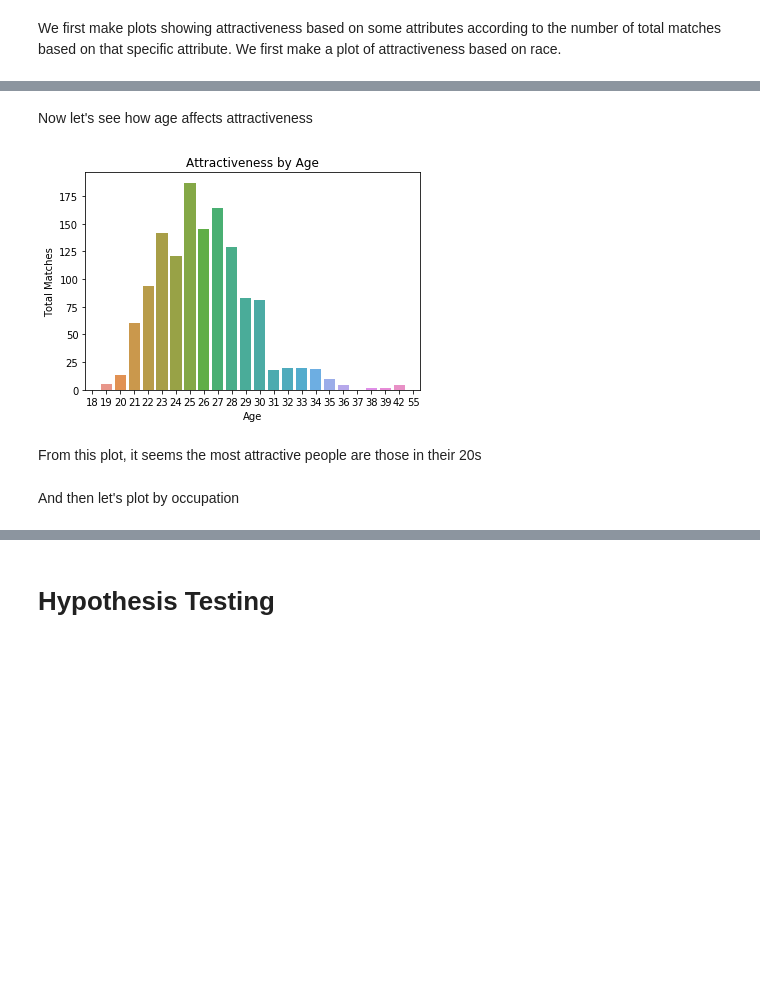
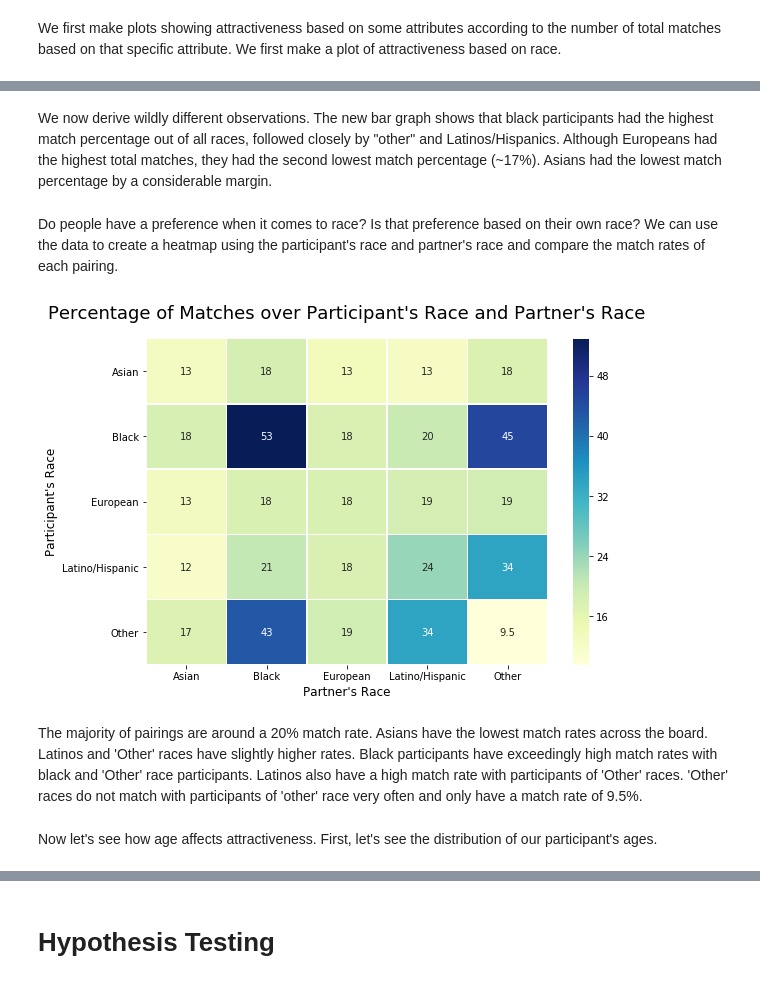
Before and after one commit to egao7/egao7.github.io, a Jupyter notebook: FinalTutorial/Li_Dennis_FinalTutorial.ipynb, the cells around one changed output, grey strips where cells are left out. Cells and saved outputs as stored; diff of their text form; code cells hidden in the pictures; blank space fills up the shorter version.

```diff
--- a/FinalTutorial/Li_Dennis_FinalTutorial.ipynb
+++ b/FinalTutorial/Li_Dennis_FinalTutorial.ipynb
@@ -152,20 +189,54 @@ Based on this plot, it seems Europeans are the most desirable by a fair margin,
+# %% [markdown]
+We now derive wildly different observations. The new bar graph shows that black participants had the highest match percentage out of all races, followed closely by "other" and Latinos/Hispanics. Although Europeans had the highest total matches, they had the second lowest match percentage (~17%). Asians had the lowest match percentage by a considerable margin.
+# %% [markdown]
+Do people have a preference when it comes to race? Is that preference based on their own race? We can use the data to create a heatmap using the participant's race and partner's race and compare the match rates of each pairing.
+# %%
+#get tuples of every race pairing
+race_tuples = []
+for race1 in data['race_desc'].unique():
+    for race2 in data['race_desc'].unique():
+        race_tuples.append((race1, race2))
+
+# total number of dates
+race_match_dict = dict.fromkeys(race_tuples,0)
+# total number of matches
+race_actual_match_dict = dict.fromkeys(race_tuples,0)
+
+#record values for both dictionaries
+for index, row in data.iterrows():
+    opposite_race = race_codes[row['race_o']]
+    race_match_dict[(row['race_desc'],opposite_race)] = race_match_dict[(row['race_desc'],opposite_race)] + 1
+    if row['match'] == 1 :
+        race_actual_match_dict[(row['race_desc'],opposite_race)] = race_actual_match_dict[(row['race_desc'],opposite_race)] + 1
+
+# create dataframe for heatmap
+raceDf = pd.DataFrame()
+races = []
+partner_races = []
+matches = []
+for rtuple in race_tuples:
+    races.append(rtuple[0])
+    partner_races.append(rtuple[1])
+    # calculate match rate (matches / total number of dates)*100
+    matches.append(race_actual_match_dict[rtuple]/race_match_dict[rtuple] * 100)
+raceDf['race'] = races
+raceDf['partner_race'] = partner_races
+raceDf['match %'] = matches
+
+# transpose the data to be more readable (and to fit the heatmap method's specifications)
+raceDf = raceDf.pivot("race","partner_race","match %")
+
+# plot the heatmap of match rates between race pairings
+f, ax = plt.subplots(figsize=(9, 6))
+plot_index += 1
+sns.heatmap(raceDf, annot=True, linewidths=.5, ax=ax,cmap="YlGnBu")
+plt.title("Percentage of Matches over Participant's Race and Partner's Race",pad=20.0, fontsize=18)
+plt.ylabel('Participant\'s Race', fontsize=12)
+plt.xlabel('Partner\'s Race', fontsize=12)
+plt.show()
+# %% [output]
+[figure, added]
+# %% [markdown]
+The majority of pairings are around a 20% match rate. Asians have the lowest match rates across the board. Latinos and 'Other' races have slightly higher rates. Black participants have exceedingly high match rates with black and 'Other' race participants. Latinos also have a high match rate with participants of 'Other' races. 'Other' races do not match with participants of 'other' race very often and only have a match rate of 9.5%.
 # %% [markdown]
-Now let's see how age affects attractiveness
+Now let's see how age affects attractiveness. First, let's see the distribution of our participant's ages.
-# %%
-plt.figure(plot_index)
-plot_index += 1
-
-data_grouped = data.groupby('age')
-att_by_race = data_grouped['match'].sum().reset_index()
-att_by_race.columns = ['Age', 'Total Matches']
-
-# plot attractiveness by age
-p = sns.barplot(data=att_by_race, x='Age', y='Total Matches')
-plt.title("Attractiveness by Age")
-plt.show()
-# %% [output]
-[figure, removed]
-# %% [markdown]
-From this plot, it seems the most attractive people are those in their 20s
-# %% [markdown]
-And then let's plot by occupation
```
Also changed, not shown: parts of 14 cells of this notebook.
